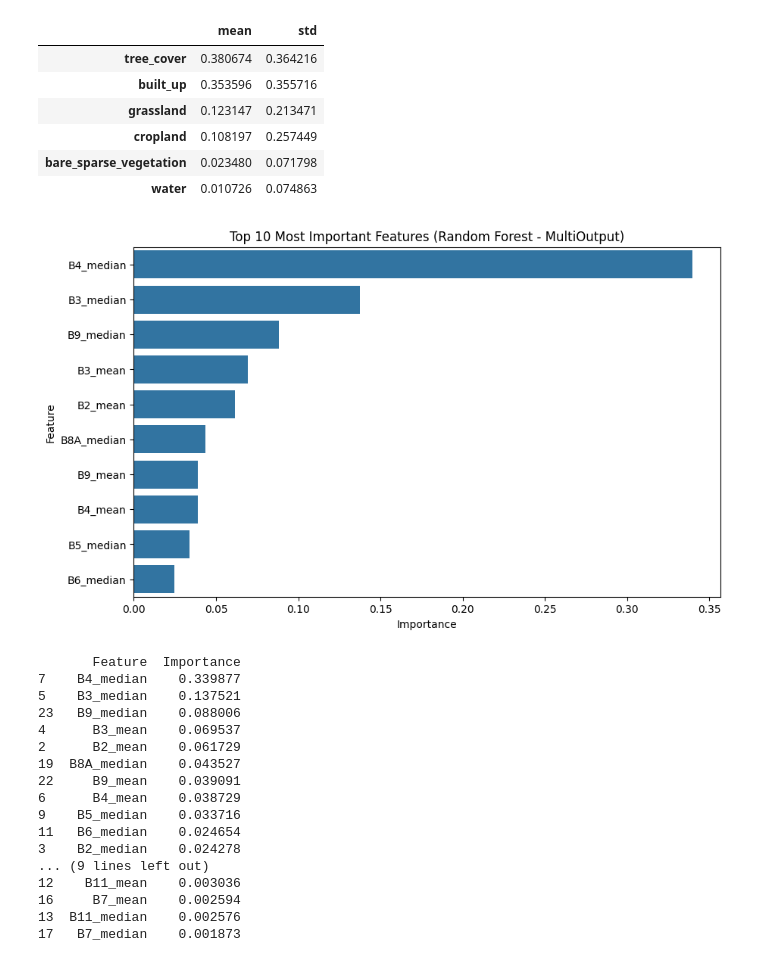
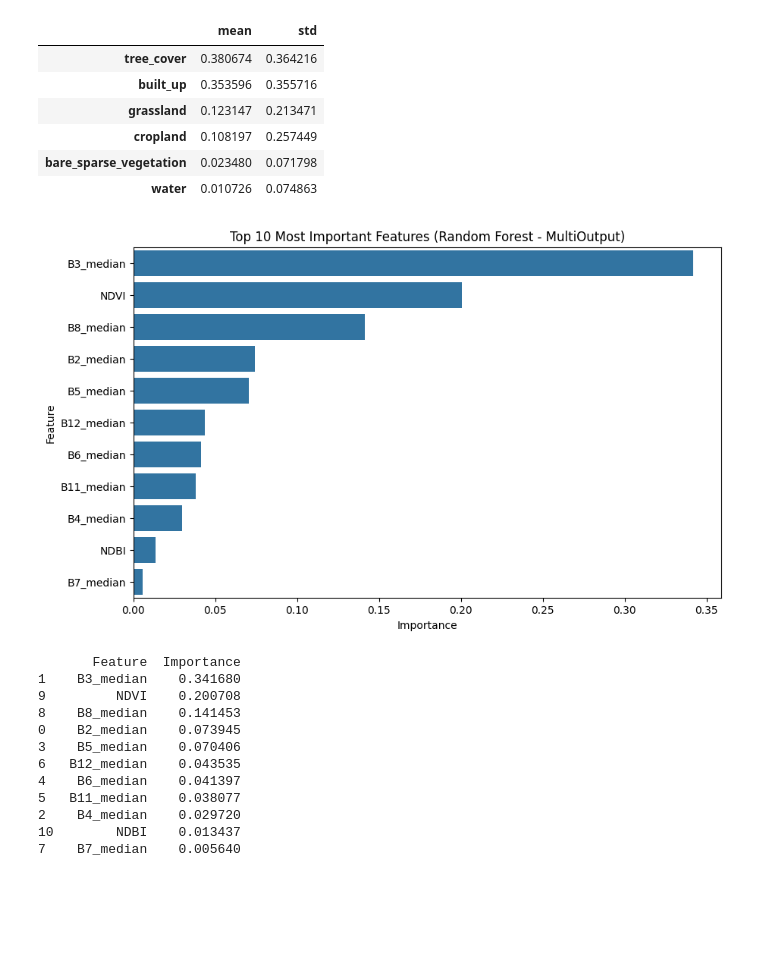
Before and after one commit to mac-edmondson/nuremberg-future-land-cover-prediticion, a Jupyter notebook: baseline/multioutput_baseline.ipynb, the cells around one changed output. Saved outputs shown, nothing was run; the diff lists cells and outputs as text; code cells hidden in the pictures; blank space fills up the shorter version.

Commit message:
feature engineering v1

```diff
--- a/baseline/multioutput_baseline.ipynb
+++ b/baseline/multioutput_baseline.ipynb
@@ -24,5 +26,6 @@ df_2021 = df_2021.fillna(df_2021.mean())
 # %%
-mean_median_cols = [col for col in df_2020.columns if ('_mean' in col or '_median' in col)]
+mean_median_cols = [col for col in df_2020.columns if ('_median' in col)]
+excluded_bands = [col for col in mean_median_cols if not ('B1_' in col or 'B9_' in col or 'B8A' in col or 'B10_' in col)]
 
 all_target_cols = [
     'bare_sparse_vegetation', 'built_up', 'cropland', 'grassland',
@@ -32,10 +35,10 @@ all_target_cols = [
 
 selected_labels = [
     'tree_cover', 'built_up',
-    # 'grassland', 'cropland',
+    'grassland', 'cropland',
     # 'bare_sparse_vegetation', 'water'
 ]
 
-sel_col = mean_median_cols + all_target_cols
+sel_col = excluded_bands + all_target_cols
 df_2020 = df_2020[sel_col]
 df_2021 = df_2021[sel_col]
@@ -42,2 +54,16 @@ df_2021 = df_2021[sel_col]
+# %%
+"""feature engineering
+NDVI = (B8 - B4) / (B8 + B4)
+NDBI = (B11 - B8) / (B11 + B8)
+NDWI = (B3 - B8) / (B3 + B8)
+"""
+
+df_2020['NDVI'] = (df_2020['B8_median'] - df_2020['B4_median']) / (df_2020['B8_median'] + df_2020['B4_median'])
+df_2020['NDBI'] = (df_2020['B11_median'] - df_2020['B8_median']) / (df_2020['B11_median'] + df_2020['B8_median'])
+# df_2020['NDWI'] = (df_2020['B3_median'] - df_2020['B8_median']) / (df_2020['B3_median'] + df_2020['B8_median'])
+
+df_2021['NDVI'] = (df_2021['B8_median'] - df_2021['B4_median']) / (df_2021['B8_median'] + df_2021['B4_median'])
+df_2021['NDBI'] = (df_2021['B11_median'] - df_2021['B8_median']) / (df_2021['B11_median'] + df_2021['B8_median'])
+# df_2021['NDWI'] = (df_2021['B3_median'] - df_2021['B8_median']) / (df_2021['B3_median'] + df_2021['B8_median'])
 # %%
 X_train = df_2020.drop(columns=all_target_cols)
@@ -77,10 +111,10 @@ models = {
     "Linear Regression": Pipeline([("scaler", StandardScaler()), ("lr", LinearRegression())]),
     "Ridge Regression": Pipeline([("scaler", StandardScaler()), ("ridge", Ridge(alpha=1.0))]),
     "Lasso Regression": Pipeline([("scaler", StandardScaler()), ("lasso", Lasso(alpha=0.1, max_iter=10000))]),
-    "SVR": Pipeline([
-        ("scaler", StandardScaler()),
-        ("svr", MultiOutputRegressor(SVR(kernel='rbf', C=100, epsilon=0.1)))
-    ]),
+    # "SVR": Pipeline([
+    #     ("scaler", StandardScaler()),
+    #     ("svr", MultiOutputRegressor(SVR(kernel='rbf', C=100, epsilon=0.1)))
+    # ]),
     "Random Forest": RandomForestRegressor(n_estimators=100, random_state=42, max_depth=10),
     "XGBoost": MultiOutputRegressor(XGBRegressor(n_estimators=100, learning_rate=0.1, random_state=42))
 }
@@ -136,34 +171,29 @@ pd.DataFrame({'mean': df_2020[selected_labels].mean(), 'std': df_2020[selected_l
 # %%
 feature_names = X_train.columns
 importances = models['Random Forest'].feature_importances_
 
 feature_importance_df = pd.DataFrame({
     'Feature': feature_names,
     'Importance': importances
 }).sort_values(by='Importance', ascending=False)
 
 plt.figure(figsize=(10, 6))
-sns.barplot(x='Importance', y='Feature', data=feature_importance_df.head(10))
+sns.barplot(x='Importance', y='Feature', data=feature_importance_df)
 plt.title('Top 10 Most Important Features (Random Forest - MultiOutput)')
 plt.show()
 
 print(feature_importance_df)
 # %% [output]
-[figure, old version]
+[figure, new version]
        Feature  Importance
-7    B4_median    0.339877
-5    B3_median    0.137521
-23   B9_median    0.088006
-4      B3_mean    0.069537
-2      B2_mean    0.061729
-19  B8A_median    0.043527
-22     B9_mean    0.039091
-6      B4_mean    0.038729
-9    B5_median    0.033716
-11   B6_median    0.024654
-3    B2_median    0.024278
-... (9 lines left out)
-12    B11_mean    0.003036
-16     B7_mean    0.002594
-13  B11_median    0.002576
-17   B7_median    0.001873
+1    B3_median    0.341680
+9         NDVI    0.200708
+8    B8_median    0.141453
+0    B2_median    0.073945
+3    B5_median    0.070406
+6   B12_median    0.043535
+4    B6_median    0.041397
+5   B11_median    0.038077
+2    B4_median    0.029720
+10        NDBI    0.013437
+7    B7_median    0.005640
```
Also changed, not shown: parts of 7 cells of this notebook, 2 other files.
